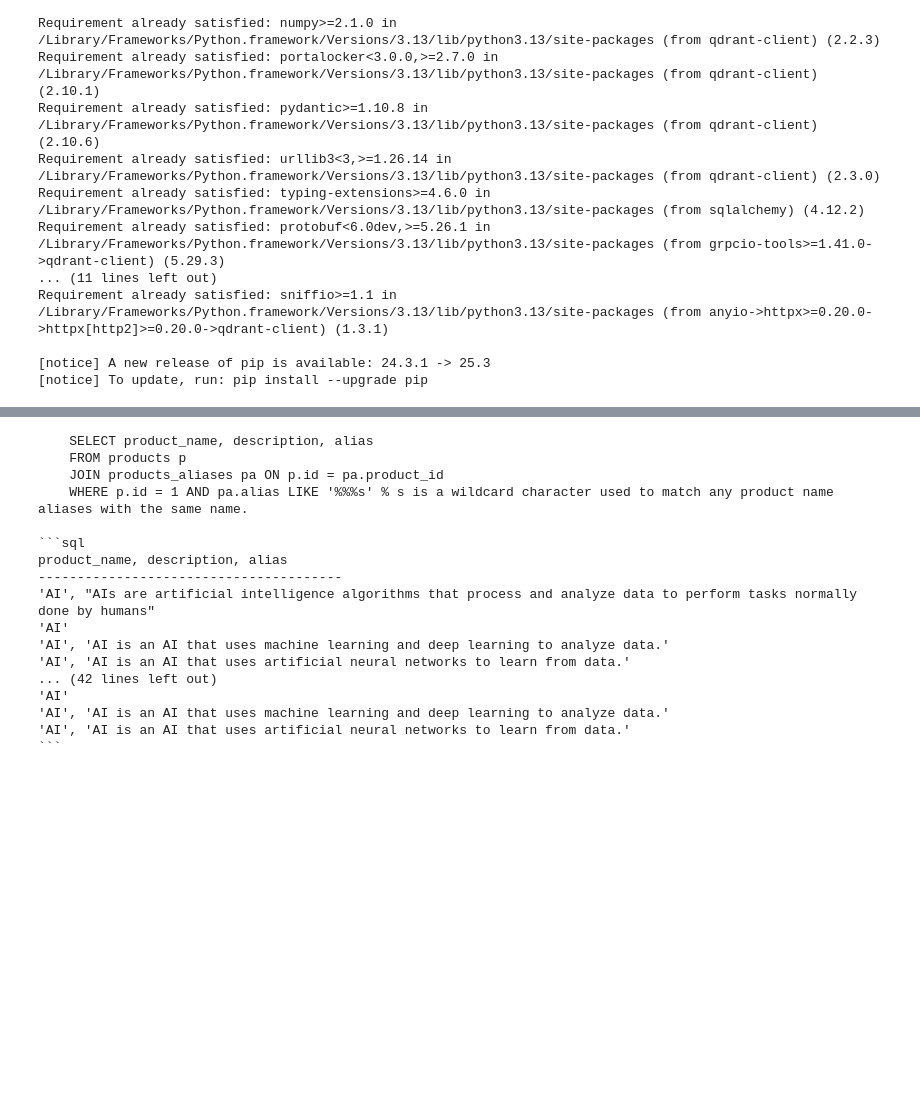
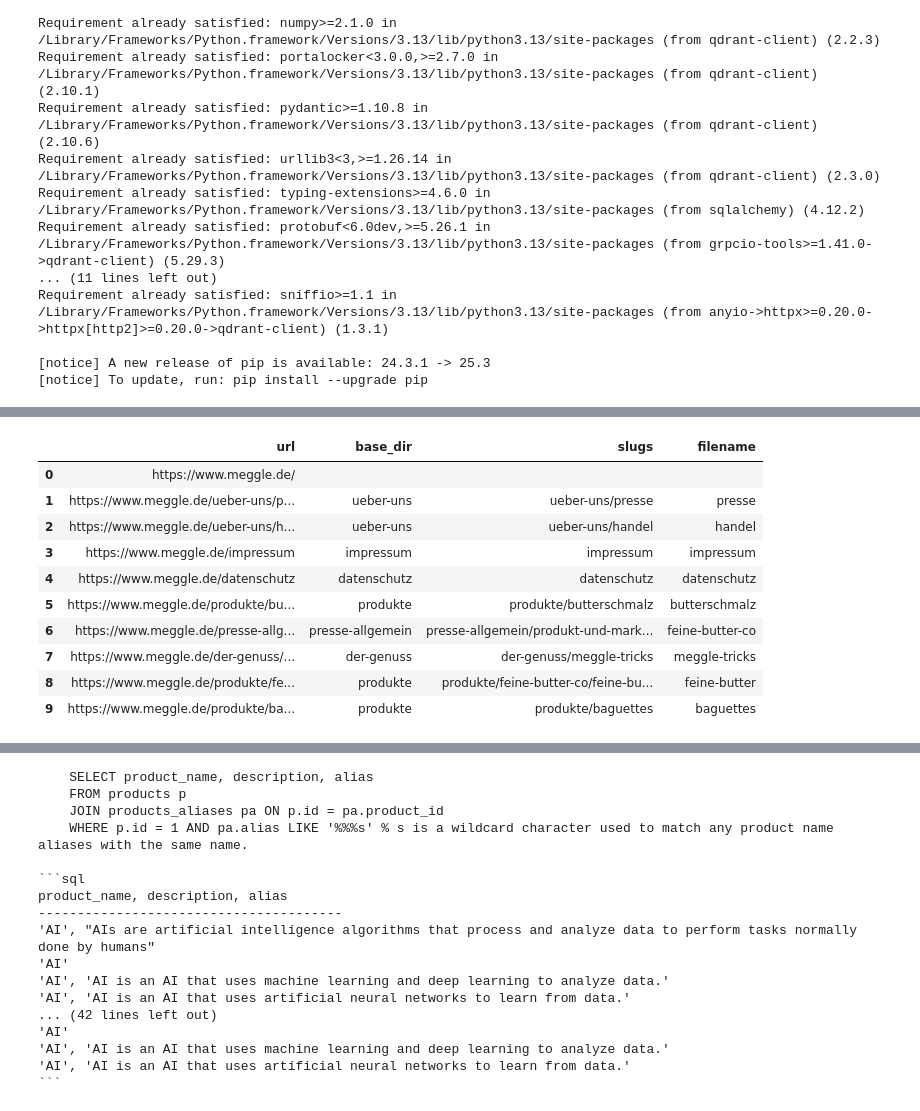
Before and after one commit to andreasrieger/on-prem-llms, a Jupyter notebook: main.ipynb, the cells around one changed output, grey strips where cells are left out. Saved outputs shown, nothing was run; the diff lists cells and outputs as text; code cells hidden in the pictures; blank space fills up the shorter version.

```diff
--- a/main.ipynb
+++ b/main.ipynb
@@ -21,0 +112,3 @@ Requirement already satisfied: sniffio>=1.1 in /Library/Frameworks/Python.framew
+# %%
+df2 = read_csv_file(file_list, selected_file, encoding[0], separator[0])
+df2.head(10)
@@ -21,0 +127,17 @@ Requirement already satisfied: sniffio>=1.1 in /Library/Frameworks/Python.framew
+# %%
+df2['base_dir'] = df2['url'].apply(get_base_dir_from_url)
+df2['slugs'] = df2['url'].apply(get_slugs_from_url)
+df2['filename'] = df2['url'].apply(get_filename_from_url)
+df2.head(10)
+# %% [output]
+|  | url | base_dir | slugs | filename |
+| 0 | https://www.meggle.de/ |  |  |  |
+| 1 | https://www.meggle.de/ueber-uns/p... | ueber-uns | ueber-uns/presse | presse |
+| 2 | https://www.meggle.de/ueber-uns/h... | ueber-uns | ueber-uns/handel | handel |
+| 3 | https://www.meggle.de/impressum | impressum | impressum | impressum |
+| 4 | https://www.meggle.de/datenschutz | datenschutz | datenschutz | datenschutz |
+| 5 | https://www.meggle.de/produkte/bu... | produkte | produkte/butterschmalz | butterschmalz |
+| 6 | https://www.meggle.de/presse-allg... | presse-allgemein | presse-allgemein/produkt-und-mark... | feine-butter-co |
+| 7 | https://www.meggle.de/der-genuss/... | der-genuss | der-genuss/meggle-tricks | meggle-tricks |
+| 8 | https://www.meggle.de/produkte/fe... | produkte | produkte/feine-butter-co/feine-bu... | feine-butter |
+| 9 | https://www.meggle.de/produkte/ba... | produkte | produkte/baguettes | baguettes |
```
Also changed, not shown: parts of 12 cells of this notebook, 11 other files.
